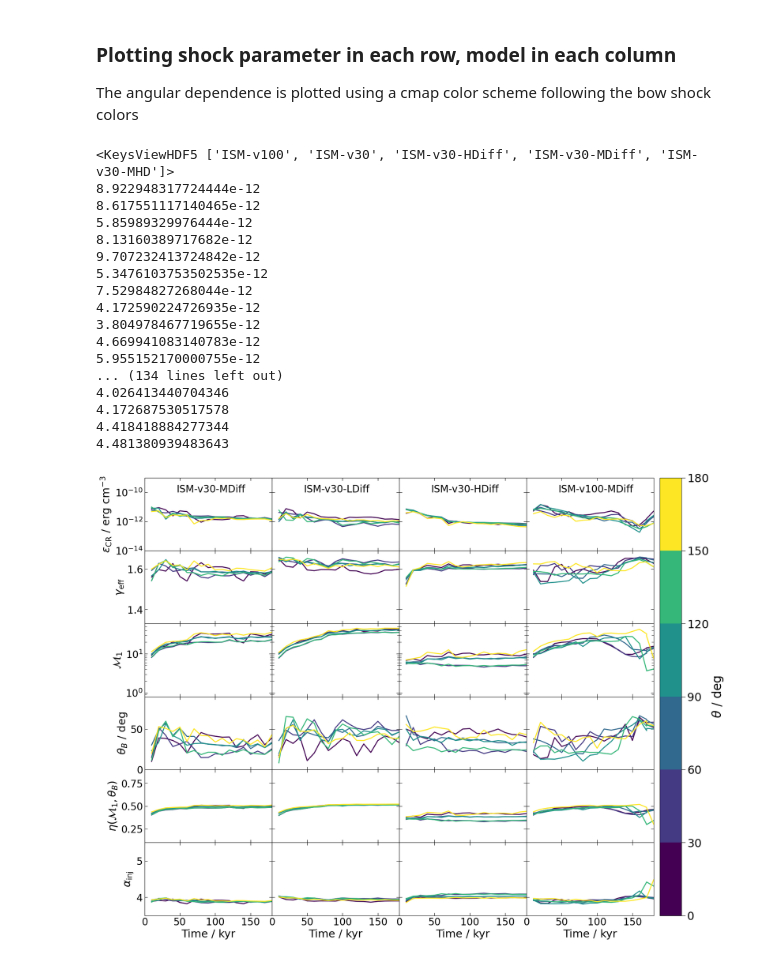
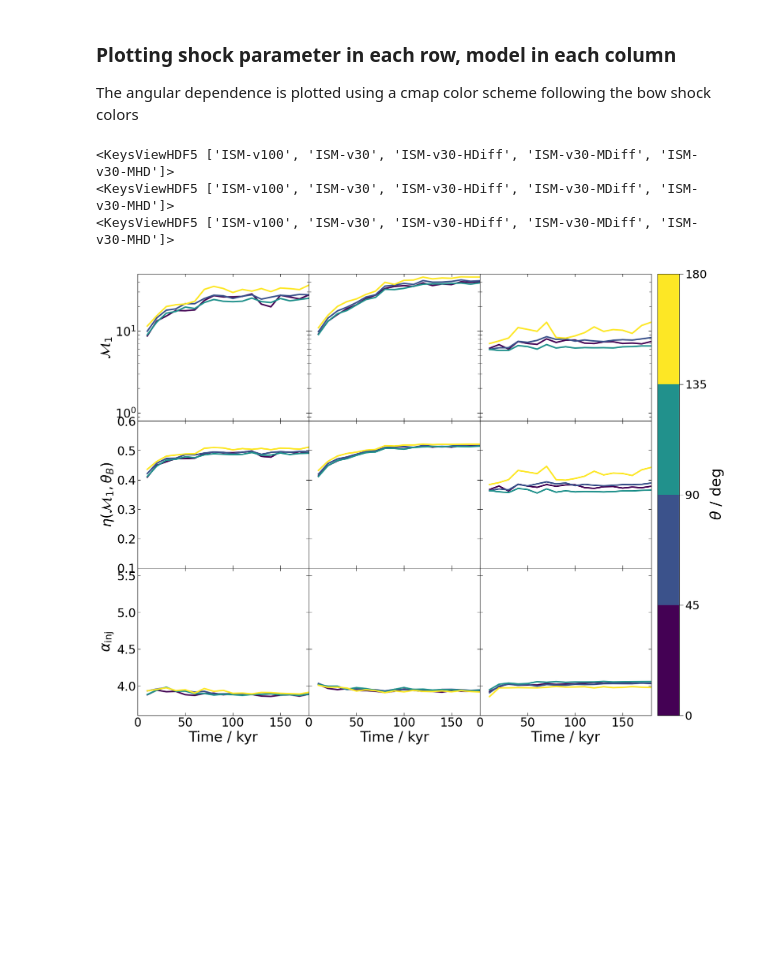
Before and after one commit to kwat0308/crbowshock_analysis_tools, a Jupyter notebook: calculate_CRshock_properties/plot_timeseries.ipynb, the cells around one changed output. Saved outputs shown, nothing was run; the diff lists cells and outputs as text; code cells hidden in the pictures; blank space fills up the shorter version.

Commit message:
some main updates with the latest version, also after making some slides

```diff
--- a/calculate_CRshock_properties/plot_timeseries.ipynb
+++ b/calculate_CRshock_properties/plot_timeseries.ipynb
@@ -25,18 +25,20 @@ fig_dir = "/home/kwatanabe/Projects/cr-bowshocks/figures/crshock"
 
 The angular dependence is plotted using a cmap color scheme following the bow shock colors
 # %%
-params = ["encr", "geff", "shma", "mgob", "crac", "alpha_inj"]
+# params = ["encr", "geff", "shma", "mgob", "alpha_inj", 'crac']
+# params = ["dens", "pres", "vel", "mag"]
+params = ["shma", "crac", "alpha_inj"]
 
 # params = ["mgob", "crac"]
 bs_names = list(bowshock_config.keys())
 bs_names.remove("ISM-v30-MHD")
 
 bs_names = ["ISM-v30-MDiff", "ISM-v30", "ISM-v30-HDiff", "ISM-v100"]
-# bs_names.remove("ISM-v60")
+bs_names.remove("ISM-v100")
 shock_type = "term"
 
 # create a custom qualitative cmap based on the average quantity of the theta range
-theta_ranges_plot = np.arange(0, 180+30, 30)
+theta_ranges_plot = np.arange(0, 180+45, 45)
 theta_cmap = cm.viridis
 theta_norm = mcolors.Normalize(vmin=0, vmax=180, clip=False)
 
@@ -55,12 +80,15 @@ for ip, p in enumerate(params):
     if p == "einj":
         file_to_read = f"../data/polar_time_series_einj_{shock_type}.h5"
     else:
+        # file_to_read = f"../data/polar_time_series_{shock_type}_postshockonly_lowres.h5"
         file_to_read = f"../data/polar_time_series_{shock_type}_postshockonly.h5"
     with h5py.File(file_to_read, "r") as f:
 
         print(f.keys())
 
         for ibs, bs_name in enumerate(bs_names):
+        # bs_labels = ['Before Rescaling', 'After Rescaling']
+        # for ibs, bs_name in enumerate(['BowShock_CR_old', 'BowShock_CR_new']):
             # if bs_name in set(["ISM-v60"]):
             #     continue
 
@@ -70,16 +98,19 @@ for ip, p in enumerate(params):
 
             param_arr = f[bs_name][p][()]
 
-            if p == "vel":
-                param_arr *= 1e-5
+            # if p == "vel":
+            #     param_arr *= 1e-5
+            # if p == "mag":
+            #     param_arr *= 1e6
             if p == "mag":
                 param_arr *= 1e6
+            if p == "dens":
+                param_arr *= 1e24
 
             for itr, theta_maxval in enumerate(theta_ranges_plot[1:]):
                 times = (f[bs_name]["times"][()] * u.s).to(u.kyr)
                 theta_minval_idx = np.digitize(theta_ranges_plot[itr], theta_minval_sims, right=True)
                 theta_maxval_idx = np.digitize(theta_maxval, theta_maxval_sims, right=True)
-
                 # remove nans
 
                 param_val_theta = np.mean(param_arr[:, theta_minval_idx:theta_maxval_idx+1], axis=-1)
@@ -88,8 +119,6 @@ for ip, p in enumerate(params):
                 # param_val_theta = np.mean(np.where(np.isnan(param_val_theta), 0.0, param_val_theta), axis=-1)
 
                 theta_mean = 0.5 * (theta_ranges_plot[itr] + theta_maxval)
-
-                print(np.max(param_val_theta))
 
                 # now just sort in increasing time
                 sorted_indces = np.argsort(times)
@@ -100,13 +129,13 @@ for ip, p in enumerate(params):
                     times,
                     param_val_theta,
                     color=theta_ranges_cmap(theta_ranges_norm(theta_mean)),
-                    lw=2.0,
+                    lw=3.0,
                 )
 
             # labels
-            axs[ip, ibs].set_xlabel("Time / kyr", fontsize=22)
+            axs[ip, ibs].set_xlabel("Time / kyr", fontsize=28)
             if ibs == 0:
-                axs[ip, ibs].set_ylabel(field_labels[p], fontsize=22)
+                axs[ip, ibs].set_ylabel(field_labels[p], fontsize=28)
 
             # limits
             axs[ip, ibs].set_xlim([0, 180])
@@ -117,67 +146,59 @@ for ip, p in enumerate(params):
 
             # ticks
             axs[ip, ibs].tick_params(
-                axis="x", direction="in", which="major", size=6, labelsize=20, top=True
+                axis="x", direction="in", which="major", size=6, labelsize=24, top=True
             )
             axs[ip, ibs].tick_params(
-                axis="x", direction="in", which="minor", size=4, labelsize=16, top=True
+                axis="x", direction="in", which="minor", size=4, labelsize=20, top=True
             )
             axs[ip, ibs].tick_params(
                 axis="y",
                 direction="in",
                 which="major",
                 size=6,
-                labelsize=20,
+                labelsize=24,
                 right=True
             )
             axs[ip, ibs].tick_params(
                 axis="y",
                 direction="in",
                 which="minor",
                 size=4,
-                labelsize=16,
+                labelsize=20,
                 right=True
             )
 
             if ibs != 0:
                 axs[ip, ibs].yaxis.set_ticklabels([])
 
-            if ip == 0:
-                axs[ip, ibs].annotate(
-                    f"{bowshock_config[bs_name]['label']}",
-                    xy=(45, param_textpos[p]),
-                    fontsize=20,
-                    bbox=dict(facecolor="white", edgecolor="none"),
-                )
+            # if ip == 0:
+            #     axs[ip, ibs].annotate(
+            #         # f"{bowshock_config[bs_name]['label']}",
+            #         f"{bs_labels[ibs]}",
+            #         xy=(45, param_textpos[p]),
+            #         fontsize=20,
+            #         bbox=dict(facecolor="white", edgecolor="none"),
+            #     )
 
 # colorbar
 sm = cm.ScalarMappable(cmap=theta_ranges_cmap, norm=theta_ranges_norm)
 cbar = fig.colorbar(sm, ax=axs.ravel().tolist(), pad=0.01)
-cbar.ax.set_ylabel(r"$\theta$ / deg", fontsize=25)
+cbar.ax.set_ylabel(r"$\theta$ / deg", fontsize=30)
 cbar.ax.tick_params(axis="both", which="major", size=8, labelsize=23)
 cbar.ax.tick_params(axis="both", which="minor", size=6, labelsize=23)
 
+# fig.savefig(
+#     os.path.join(fig_dir, f"timeseries_{shock_type}.pdf"),
+#     dpi=200,
+#     bbox_inches="tight",
+# )
 fig.savefig(
-    os.path.join(fig_dir, f"timeseries_{shock_type}.pdf"),
+    os.path.join(fig_dir, f"timeseries_{shock_type}_simpler.pdf"),
     dpi=200,
     bbox_inches="tight",
 )
 # %% [output]
 <KeysViewHDF5 ['ISM-v100', 'ISM-v30', 'ISM-v30-HDiff', 'ISM-v30-MDiff', 'ISM-v30-MHD']>
-8.922948317724444e-12
-8.617551117140465e-12
-5.85989329976444e-12
-8.13160389717682e-12
-9.707232413724842e-12
-5.3476103753502535e-12
-7.52984827268044e-12
-4.172590224726935e-12
-3.804978467719655e-12
-4.669941083140783e-12
-5.955152170000755e-12
-... (134 lines left out)
-4.026413440704346
-4.172687530517578
-4.418418884277344
-4.481380939483643
+<KeysViewHDF5 ['ISM-v100', 'ISM-v30', 'ISM-v30-HDiff', 'ISM-v30-MDiff', 'ISM-v30-MHD']>
+<KeysViewHDF5 ['ISM-v100', 'ISM-v30', 'ISM-v30-HDiff', 'ISM-v30-MDiff', 'ISM-v30-MHD']>
-[figure, old version]
+[figure, new version]
```
Also changed, not shown: parts of 1 cell of this notebook, 17 other files.
